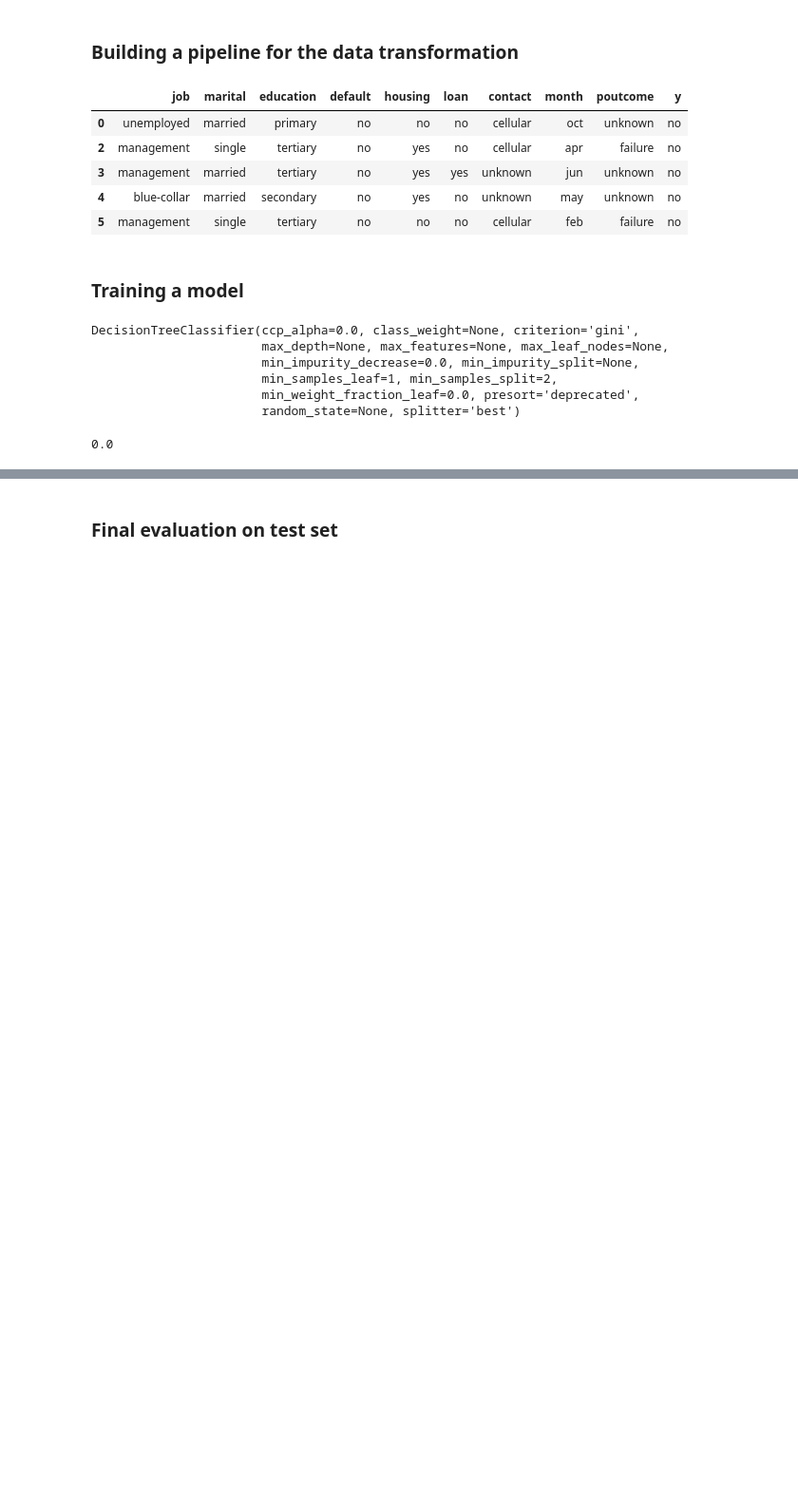
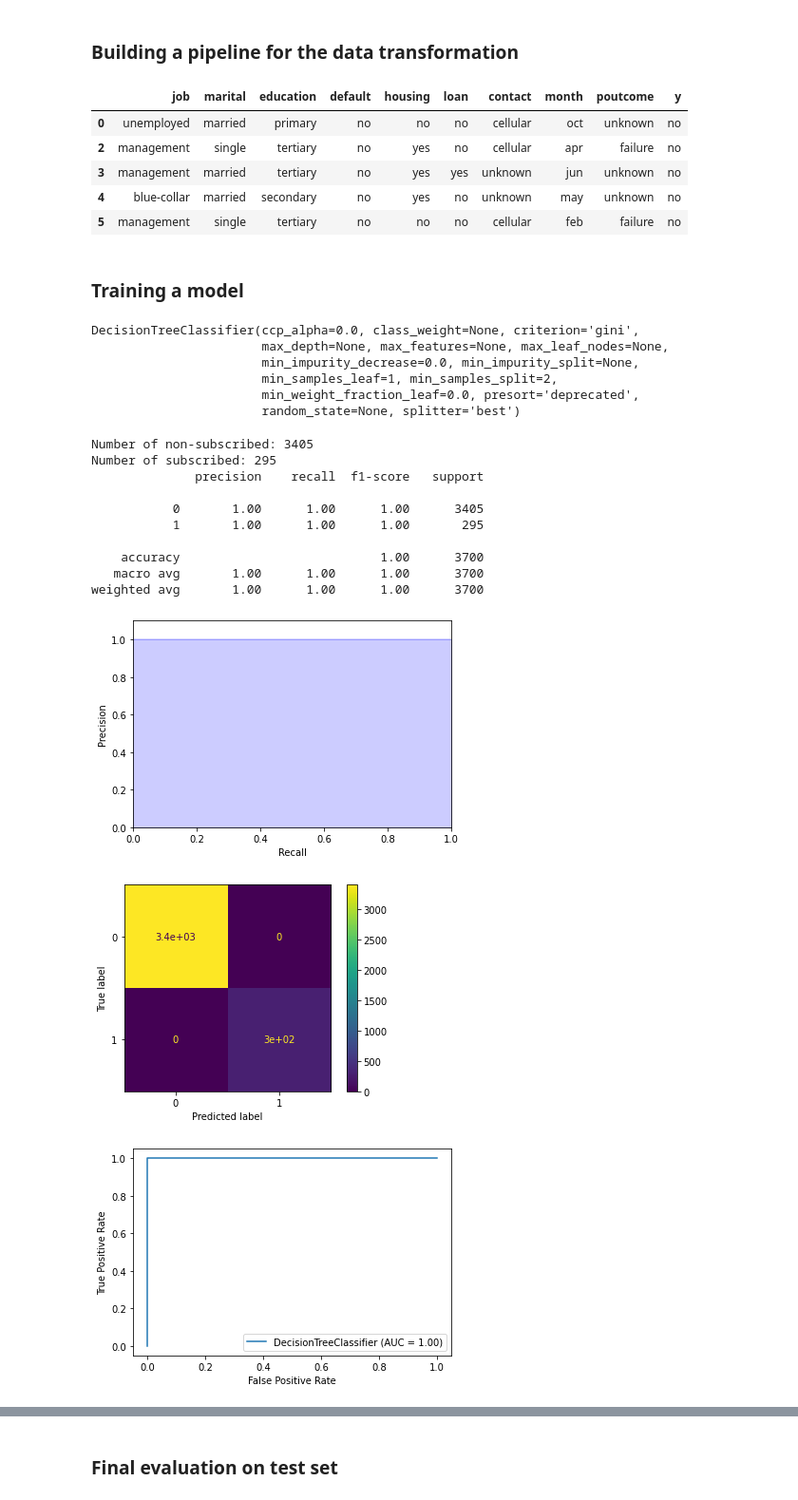
Before and after one commit to laaksonel/machine-learning, a Jupyter notebook: bank_marketing_decision_trees.ipynb, the cells around one changed output, grey strips where cells are left out. Shown at 95% size. Saved outputs shown, nothing was run; the diff lists cells and outputs as text; code cells hidden in the pictures; blank space fills up the shorter version.

Commit message:
Added classification performance reports (ROC, confusion matrix, AUC)

```diff
--- a/bank_marketing_decision_trees.ipynb
+++ b/bank_marketing_decision_trees.ipynb
@@ -344,7 +336,34 @@ def calculate_rmse_prediction_error(features, labels):
+# %%
+from sklearn.metrics import precision_score, recall_score, f1_score, roc_auc_score, classification_report, plot_roc_curve
+
+def report_results(clf, X, y, preds):
+  print('Number of non-subscribed:', len(y[y == 0]))
+  print('Number of subscribed:', len(y[y == 1]))
+
+  clf_report = classification_report(y, preds)
+  print(clf_report)
+
+  plot_precision_recall_curve(y, preds)
+  plot_confusion_matrix(clf, X, y)
+  plot_roc_curve(clf, X, y)
+# %%
+predictions = dtc.predict(prepared_features)
 # %%
-calculate_rmse_prediction_error(prepared_features, prepared_labels)
+report_results(dtc, prepared_features, prepared_labels, predictions)
 # %% [output]
-0.0
+Number of non-subscribed: 3405
+Number of subscribed: 295
+              precision    recall  f1-score   support
+
+           0       1.00      1.00      1.00      3405
+           1       1.00      1.00      1.00       295
+
+    accuracy                           1.00      3700
+   macro avg       1.00      1.00      1.00      3700
+weighted avg       1.00      1.00      1.00      3700
+[figure, added]
+[figure, added]
+[figure, added]
 # %%
 # Use unseen validation set
 prepared_validation_features = full_pipeline.transform(validation_df.drop('y', axis=1))
```
Also changed, not shown: parts of 2 cells of this notebook.
